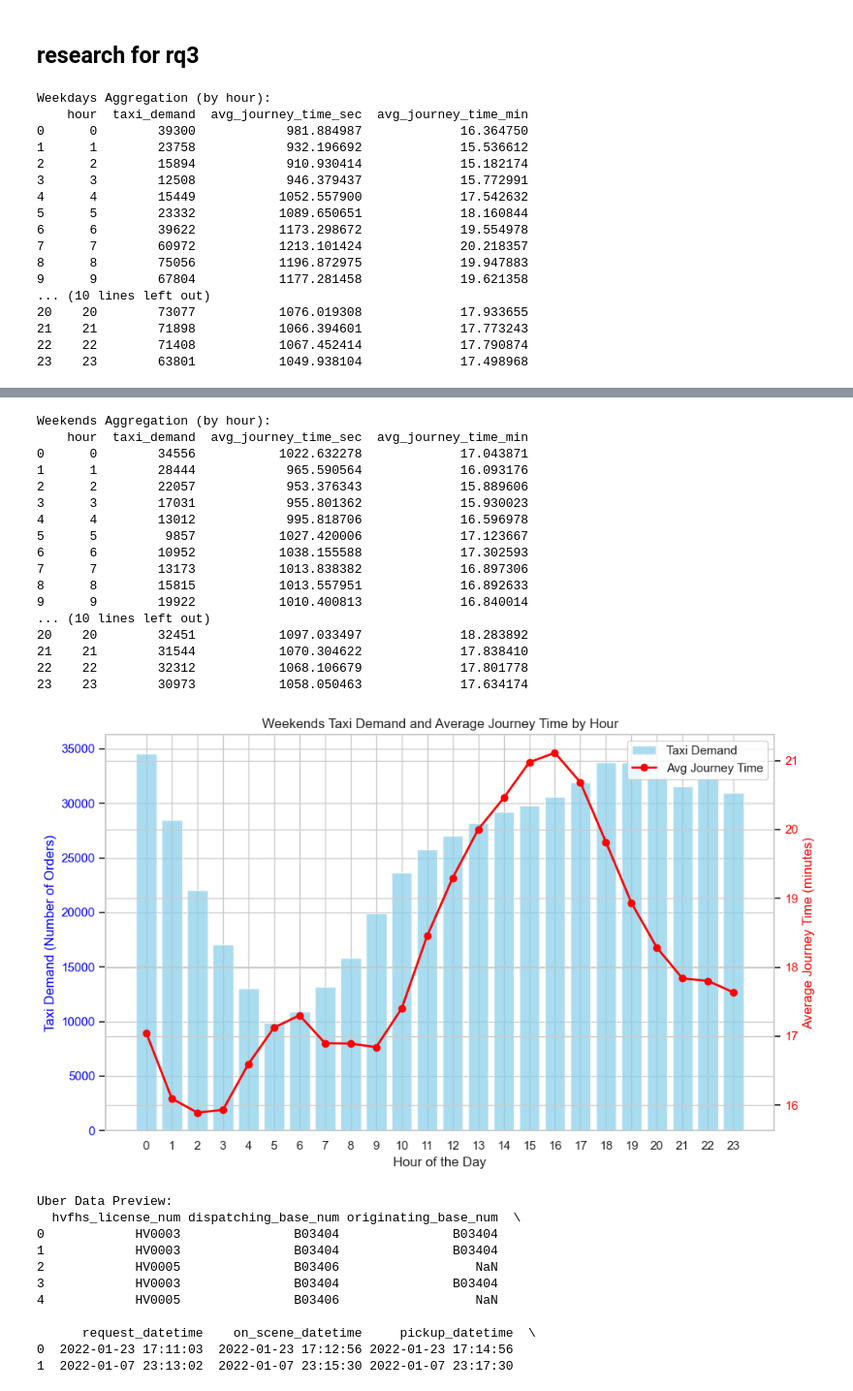
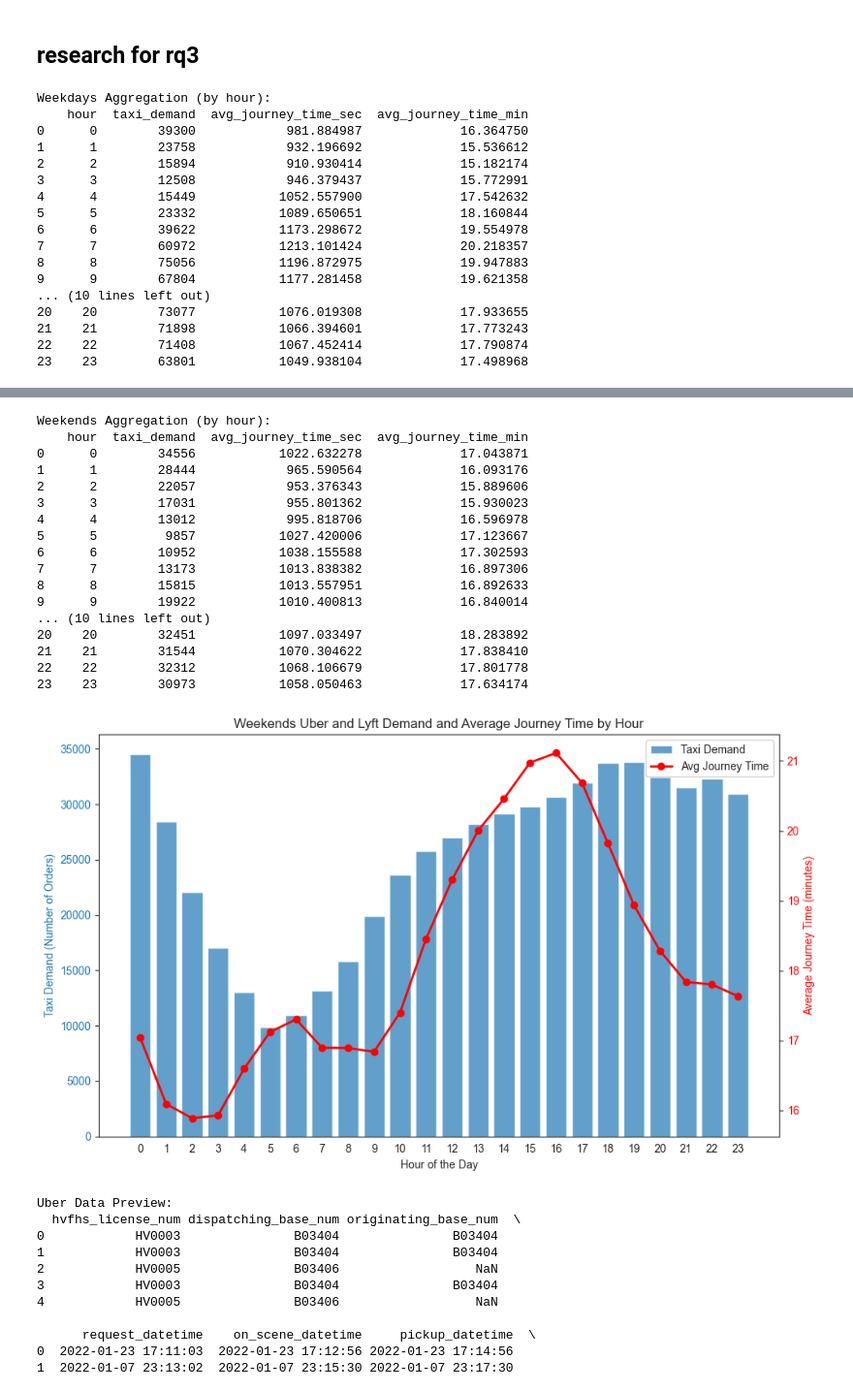
Before and after one commit to Etern11ty/Cisc372-351-G9, a Jupyter notebook: rq3/rq3.ipynb, the cells around one changed output, grey strips where cells are left out. Shown: that part at 97% size. Cells and saved outputs as stored; diff of their text form; code cells hidden in the pictures.

```diff
--- a/rq3/rq3.ipynb
+++ b/rq3/rq3.ipynb
@@ -8,7 +8,7 @@ import seaborn as sns
 # %%
 
 # 设置绘图风格
-sns.set(style="whitegrid")
+sns.set_style("white")
 
 # ------------------------------
 # 1. Read the processed data
@@ -50,12 +50,12 @@ print(weekdays_group)
 fig, ax1 = plt.subplots(figsize=(10, 6))
 
 # Bar chart for taxi demand
-ax1.bar(weekdays_group['hour'], weekdays_group['taxi_demand'], color='skyblue', alpha=0.7, label='Taxi Demand')
+ax1.bar(weekdays_group['hour'], weekdays_group['taxi_demand'], color='tab:blue', alpha=0.7, label='Taxi Demand')
 ax1.set_xlabel('Hour of the Day')
-ax1.set_ylabel('Taxi Demand (Number of Orders)', color='blue')
-ax1.tick_params(axis='y', labelcolor='blue')
+ax1.set_ylabel('Taxi Demand (Number of Orders)', color='tab:blue')
+ax1.tick_params(axis='y', labelcolor='tab:blue')
 ax1.set_xticks(np.arange(0, 24, 1))
-ax1.set_title('Weekdays Taxi Demand and Average Journey Time by Hour')
+ax1.set_title('Weekdays Uber and Lyft Demand and Average Journey Time by Hour')
 
 # Line plot for average journey time on the twin y-axis
 ax2 = ax1.twinx()
@@ -86,12 +86,12 @@ print(weekends_group)
 # Plot Weekends: Taxi Demand and Average Journey Time by Hour
 fig, ax1 = plt.subplots(figsize=(10, 6))
 
-ax1.bar(weekends_group['hour'], weekends_group['taxi_demand'], color='skyblue', alpha=0.7, label='Taxi Demand')
+ax1.bar(weekends_group['hour'], weekends_group['taxi_demand'], color='tab:blue', alpha=0.7, label='Taxi Demand')
 ax1.set_xlabel('Hour of the Day')
-ax1.set_ylabel('Taxi Demand (Number of Orders)', color='blue')
-ax1.tick_params(axis='y', labelcolor='blue')
+ax1.set_ylabel('Taxi Demand (Number of Orders)', color='tab:blue')
+ax1.tick_params(axis='y', labelcolor='tab:blue')
 ax1.set_xticks(np.arange(0, 24, 1))
-ax1.set_title('Weekends Taxi Demand and Average Journey Time by Hour')
+ax1.set_title('Weekends Uber and Lyft Demand and Average Journey Time by Hour')
 
 ax2 = ax1.twinx()
 ax2.plot(weekends_group['hour'], weekends_group['avg_journey_time_min'], color='red', marker='o', linewidth=2, label='Avg Journey Time')
@@ -123,19 +123,19 @@ Weekdays Aggregation (by hour):
 Weekends Aggregation (by hour):
     hour  taxi_demand  avg_journey_time_sec  avg_journey_time_min
 0      0        34556           1022.632278             17.043871
 1      1        28444            965.590564             16.093176
 2      2        22057            953.376343             15.889606
 3      3        17031            955.801362             15.930023
 4      4        13012            995.818706             16.596978
 5      5         9857           1027.420006             17.123667
 6      6        10952           1038.155588             17.302593
 7      7        13173           1013.838382             16.897306
 8      8        15815           1013.557951             16.892633
 9      9        19922           1010.400813             16.840014
 ... (10 lines left out)
 20    20        32451           1097.033497             18.283892
 21    21        31544           1070.304622             17.838410
 22    22        32312           1068.106679             17.801778
 23    23        30973           1058.050463             17.634174
-[figure, old version]
+[figure, new version]
 # %%
```
Also changed, not shown: parts of 3 cells of this notebook.
